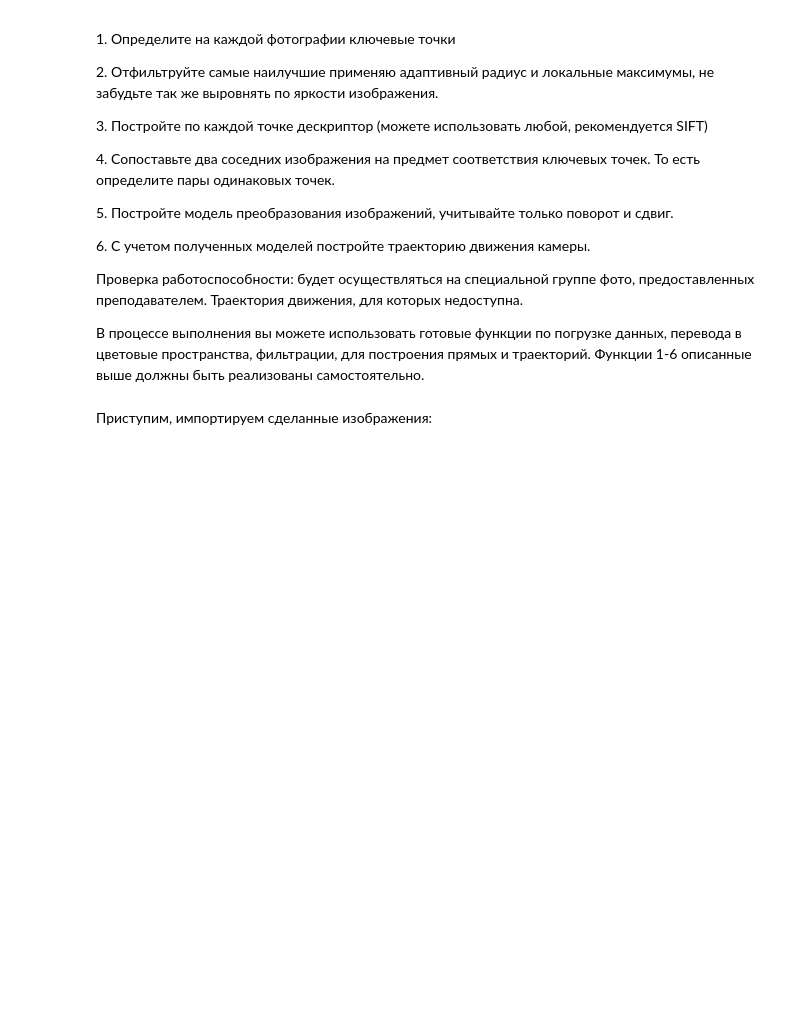
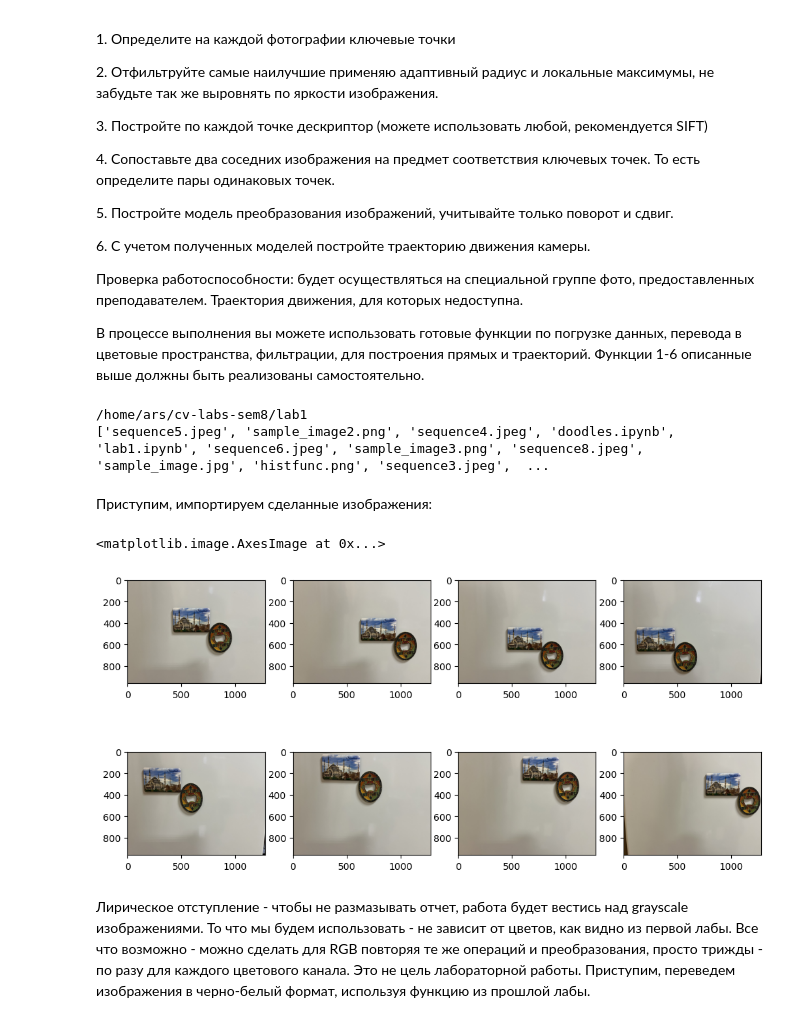
Before and after one commit to arskstn/cv-labs-sem8, a Jupyter notebook: lab1/lab2.ipynb, the cells around one changed output. Cells and saved outputs as stored; diff of their text form; code cells hidden in the pictures; blank space fills up the shorter version.

```diff
--- a/lab1/lab2.ipynb
+++ b/lab1/lab2.ipynb
@@ -25,21 +25,37 @@ import math
 
 import os
 print(os.getcwd())
+print(os.listdir())
+# %% [output]
+/home/ars/cv-labs-sem8/lab1
+['sequence5.jpeg', 'sample_image2.png', 'sequence4.jpeg', 'doodles.ipynb', 'lab1.ipynb', 'sequence6.jpeg', 'sample_image3.png', 'sequence8.jpeg', 'sample_image.jpg', 'histfunc.png', 'sequence3.jpeg',  ...
 # %% [markdown]
 Приступим, импортируем сделанные изображения:
 # %%
-image1=cv2.imread('sequence1.jpeg')
-image2=cv2.imread('sequence2.jpeg')
-image3=cv2.imread('sequence3.jpeg')
-image4=cv2.imread('sequence4.jpeg')
-image5=cv2.imread('sequence5.jpeg')
-image6=cv2.imread('sequence6.jpeg')
-image7=cv2.imread('sequence7.jpeg')
-image8=cv2.imread('sequence8.jpeg')
-image9=cv2.imread('sequence9.jpeg')
+image1=cv2.cvtColor(cv2.imread('sequence1.jpeg'), cv2.COLOR_BGR2RGB)
+image2=cv2.cvtColor(cv2.imread('sequence2.jpeg'), cv2.COLOR_BGR2RGB)
+image3=cv2.cvtColor(cv2.imread('sequence3.jpeg'), cv2.COLOR_BGR2RGB)
+image4=cv2.cvtColor(cv2.imread('sequence4.jpeg'), cv2.COLOR_BGR2RGB)
+image5=cv2.cvtColor(cv2.imread('sequence5.jpeg'), cv2.COLOR_BGR2RGB)
+image6=cv2.cvtColor(cv2.imread('sequence6.jpeg'), cv2.COLOR_BGR2RGB)
+image7=cv2.cvtColor(cv2.imread('sequence7.jpeg'), cv2.COLOR_BGR2RGB)
+image8=cv2.cvtColor(cv2.imread('sequence8.jpeg'), cv2.COLOR_BGR2RGB)
 
 images_sequence = [image1, image2, image3, image4, image5, image6, image7, image8]
 
 f, axarr = plt.subplots(2,4, figsize = (12,6))
-axarr[0].imshow(image1)
-axarr[1].imshow(image2)
+
+axarr[0,0].imshow(image1)
+axarr[0,1].imshow(image2)
+axarr[0,2].imshow(image3)
+axarr[0,3].imshow(image4)
+
+axarr[1,0].imshow(image5)
+axarr[1,1].imshow(image6)
+axarr[1,2].imshow(image7)
+axarr[1,3].imshow(image8)
+# %% [output]
+<matplotlib.image.AxesImage at 0x...>
+[figure, added]
+# %% [markdown]
+Лирическое отступление - чтобы не размазывать отчет, работа будет вестись над grayscale изображениями. То что мы будем использовать - не зависит от цветов, как видно из первой лабы. Все что возможно - можно сделать для RGB повторяя те же операций и преобразования, просто трижды - по разу для каждого цветового канала. Это не цель лабораторной работы. Приступим, переведем изображения в черно-белый формат, используя функцию из прошлой лабы.
```
